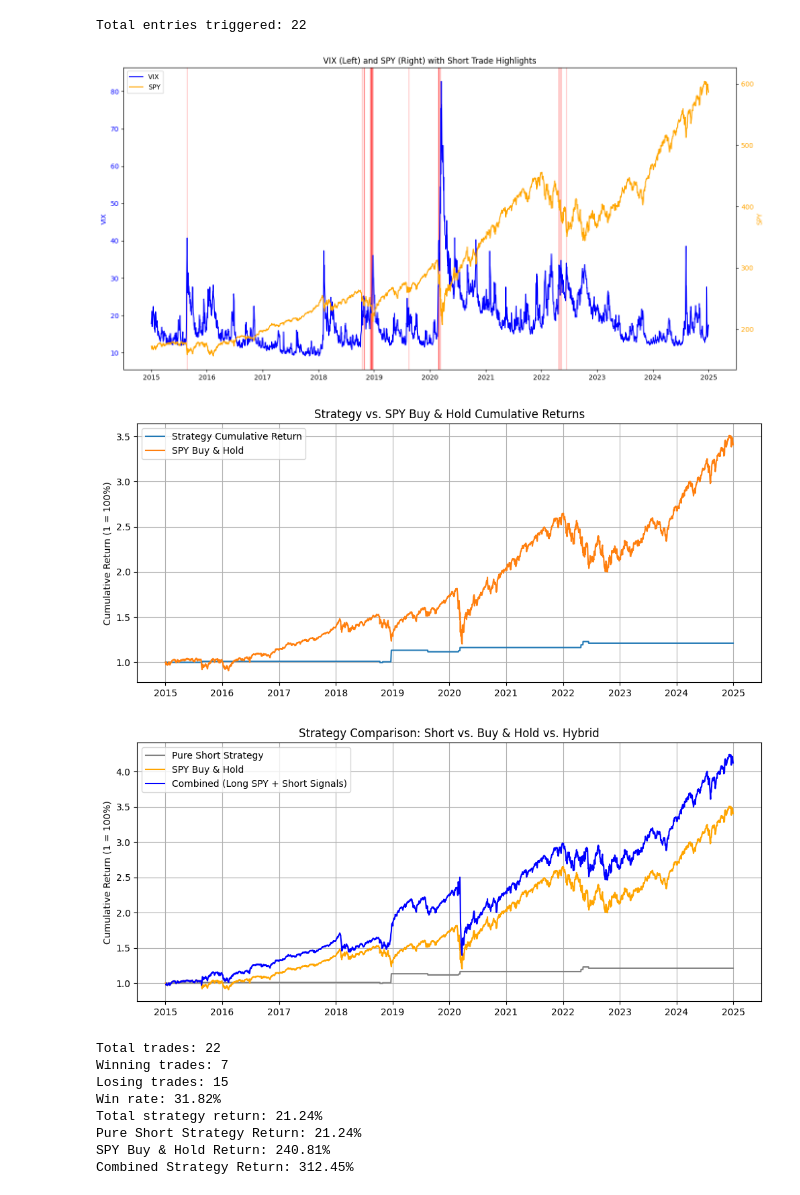
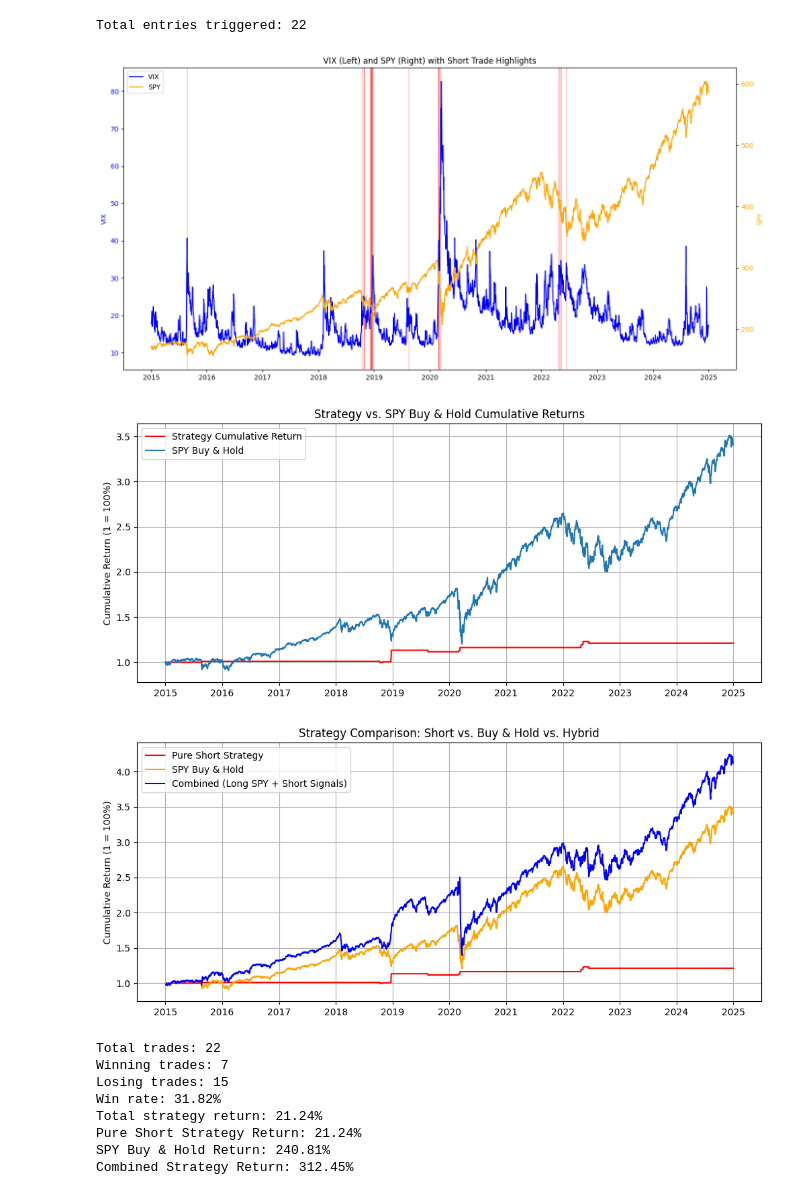
Before and after one commit to kinjuk/market-analysis, a Jupyter notebook: vix-strategies/spy-vix/vix_spy.ipynb, the cells around one changed output. Saved outputs shown, nothing was run; the diff lists cells and outputs as text; code cells hidden in the pictures.

```diff
--- a/vix-strategies/spy-vix/vix_spy.ipynb
+++ b/vix-strategies/spy-vix/vix_spy.ipynb
@@ -135,7 +135,7 @@ plt.show()
 
 # Cumulative returns
 plt.figure(figsize=(12, 5))
-plt.plot(data['Cumulative_Strategy'], label='Strategy Cumulative Return')
+plt.plot(data['Cumulative_Strategy'], label='Strategy Cumulative Return', color='red')
 plt.plot(data['Cumulative_SPY'], label='SPY Buy & Hold')
 plt.title('Strategy vs. SPY Buy & Hold Cumulative Returns')
 plt.ylabel('Cumulative Return (1 = 100%)')
@@ -145,7 +145,7 @@ plt.show()
 
 #test
 plt.figure(figsize=(12, 5))
-plt.plot(data['Cumulative_Strategy'], label='Pure Short Strategy', color='gray')
+plt.plot(data['Cumulative_Strategy'], label='Pure Short Strategy', color='red')
 plt.plot(data['Cumulative_SPY'], label='SPY Buy & Hold', color='orange')
 plt.plot(data['Cumulative_Combined'], label='Combined (Long SPY + Short Signals)', color='blue')
 plt.title('Strategy Comparison: Short vs. Buy & Hold vs. Hybrid')
@@ -163,35 +163,35 @@ win_rate = winning_trades / total_trades if total_trades > 0 else 0
 total_return = data['Cumulative_Strategy'].iloc[-1] - 1
 
 print(f"Total trades: {total_trades}")
 print(f"Winning trades: {winning_trades}")
 print(f"Losing trades: {losing_trades}")
 print(f"Win rate: {win_rate:.2%}")
 print(f"Total strategy return: {total_return:.2%}")
 
 #test
 combined_return = data['Cumulative_Combined'].iloc[-1] - 1
 print(f"Pure Short Strategy Return: {total_return:.2%}")
 print(f"SPY Buy & Hold Return: {data['Cumulative_SPY'].iloc[-1] - 1:.2%}")
 print(f"Combined Strategy Return: {combined_return:.2%}")
 #testend
 # %% [output]
 [*********************100%***********************]  2 of 2 completed
 The behavior will change in pandas 3.0. This inplace method will never work because the intermediate object on which we are setting values always behaves as a copy.
 
 For example, when doing 'df[col].method(value, inplace=True)', try using 'df.method({col: value}, inplace=True)' or df[col] = df[col].method(value) instead, to perform the operation inplace on the ori ...
 
 
   data['Entry_Price'].ffill(inplace=True)
 The behavior will change in pandas 3.0. This inplace method will never work because the intermediate object on which we are setting values always behaves as a copy.
 
 For example, when doing 'df[col].method(value, inplace=True)', try using 'df.method({col: value}, inplace=True)' or df[col] = df[col].method(value) instead, to perform the operation inplace on the ori ...
 
 
   data['In_Trade'].fillna(False, inplace=True)
 Total entries triggered: 22
 [figure]
-[figure, old version]
+[figure, new version]
-[figure, old version]
+[figure, new version]
 Total trades: 22
 Winning trades: 7
 Losing trades: 15
```
